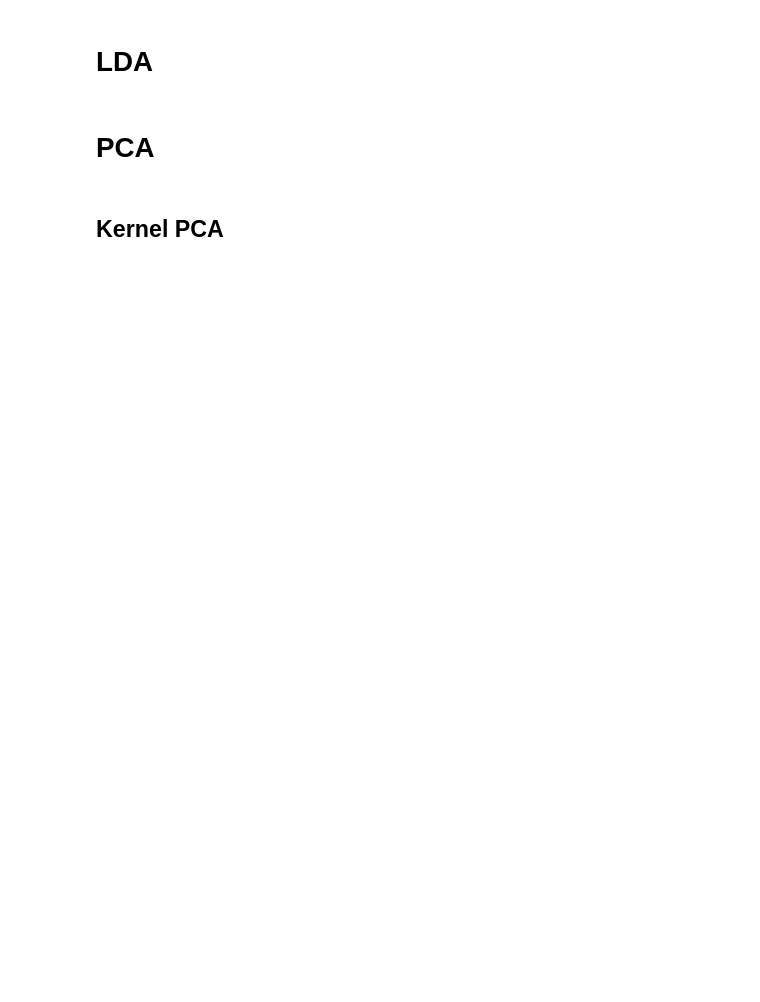
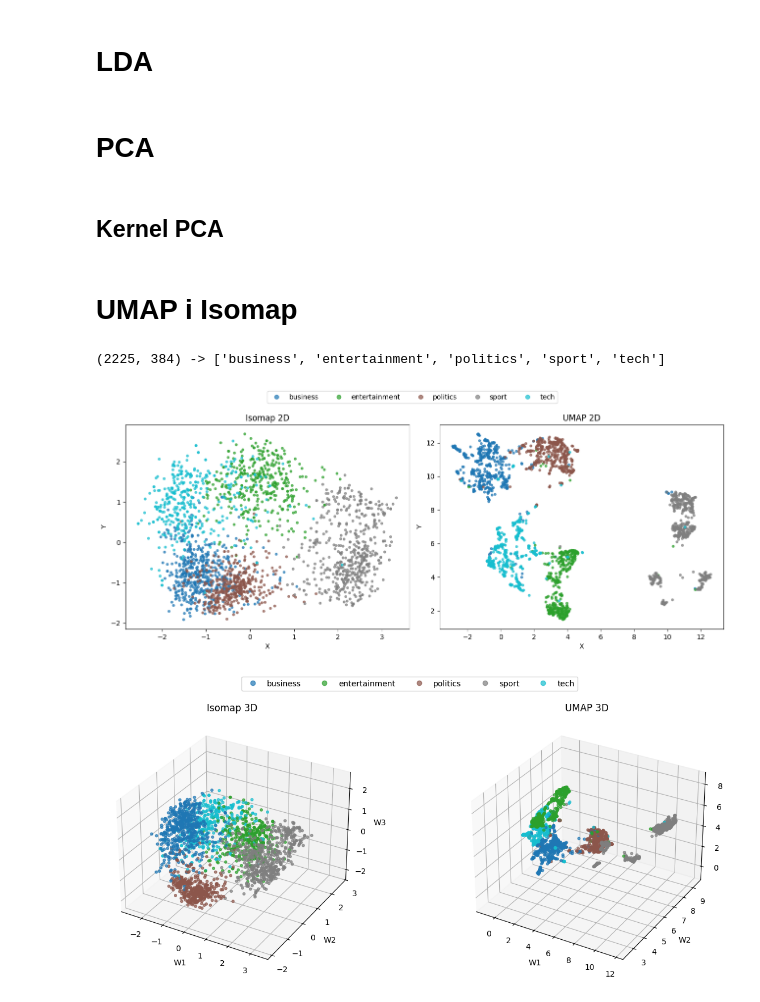
Before and after one commit to wiktorbag/Dimensionality-reduction-project, a Jupyter notebook: experiment3.ipynb, the cells around one changed output. Cells and saved outputs as stored; diff of their text form; code cells hidden in the pictures; blank space fills up the shorter version.

```diff
--- a/experiment3.ipynb
+++ b/experiment3.ipynb
@@ -21,5 +21,5 @@ from utils.scores import Dataset
 # %% [markdown]
 ## Załadowanie danych
 # %%
-bbc_data = pd.read_csv('./repo/data/bbc-news-data.csv', sep='\t')
+bbc_data = pd.read_csv('/Users/wiktor/dim_red/Dimensionality-reduction-project/data/bbc-news-data.csv', sep='\t')
 bbc_data.head()
@@ -194,3 +217,59 @@ for i, category in enumerate(set(bbc_data['category'])):
     indices = bbc_data['category'] == category
     plt.scatter(X_pca_2d[indices, 0], X_pca_2d[indices, 1], label=category, color=mapper(i))
 plt.legend()
+# %% [markdown]
+# UMAP i Isomap
+# %%
+import numpy as np
+from sklearn.preprocessing import LabelEncoder
+
+# etykiety = kategorie artykułów
+le = LabelEncoder()
+y = le.fit_transform(bbc_data['category'])
+class_names = le.classes_
+
+# --- DOMYŚLNIE: embeddingi SentenceTransformer (gęste, 384 wymiary) ---
+X = np.vstack(bbc_data['embedding'].values)
+
+# --- ALTERNATYWA: TF-IDF -> trzeba ściąć SVD, bo jest rzadki i ogromny ---
+# from sklearn.decomposition import TruncatedSVD
+# X_tfidf = np.vstack(bbc_data['tdidf_embedding'].values)
+# X = TruncatedSVD(n_components=100, random_state=42).fit_transform(X_tfidf)
+
+print(X.shape, "->", list(class_names))
+# %% [output]
+(2225, 384) -> ['business', 'entertainment', 'politics', 'sport', 'tech']
+# %%
+import matplotlib.pyplot as plt
+from utils.isomap_umap import isomap, umap_reduce
+
+import warnings
+warnings.filterwarnings("ignore", category=UserWarning, module="umap")
+
+# 2 wymiarowe wizualizacje
+emb_iso_2d  = isomap(X, n_components=2, n_neighbors=15, scale=False)
+emb_umap_2d = umap_reduce(X, n_components=2, n_neighbors=15, scale=False)
+
+fig, axes = plt.subplots(1, 2, figsize=(13, 5.5))
+for ax, emb, title in [(axes[0], emb_iso_2d, "Isomap 2D"), (axes[1], emb_umap_2d, "UMAP 2D")]:
+    sc = ax.scatter(emb[:, 0], emb[:, 1], c=y, cmap="tab10", s=10, alpha=0.7)
+    ax.set_title(title); ax.set_xlabel("X"); ax.set_ylabel("Y")
+fig.legend(sc.legend_elements()[0], class_names, loc="upper center",
+           ncol=len(class_names), bbox_to_anchor=(0.5, 1.0))
+fig.tight_layout(rect=[0, 0, 1, 0.93]); plt.show()
+
+# 3 wymiarowe wizualizacje
+emb_iso_3d  = isomap(X, n_components=3, n_neighbors=15, scale=False)
+emb_umap_3d = umap_reduce(X, n_components=3, n_neighbors=15, scale=False)
+
+fig = plt.figure(figsize=(13, 5.5))
+for i, (emb, title) in enumerate([(emb_iso_3d, "Isomap 3D"), (emb_umap_3d, "UMAP 3D")]):
+    ax = fig.add_subplot(1, 2, i + 1, projection="3d")
+    sc = ax.scatter(emb[:, 0], emb[:, 1], emb[:, 2], c=y, cmap="tab10", s=10, alpha=0.7)
+    ax.set_title(title); ax.set_xlabel("W1"); ax.set_ylabel("W2"); ax.set_zlabel("W3")
+fig.legend(sc.legend_elements()[0], class_names, loc="upper center",
+           ncol=len(class_names), bbox_to_anchor=(0.5, 1.0))
+fig.tight_layout(rect=[0, 0, 1, 0.93]); plt.show()
+# %% [output]
+[figure, added]
+[figure, added]
```
Also changed, not shown: parts of 6 cells of this notebook.
